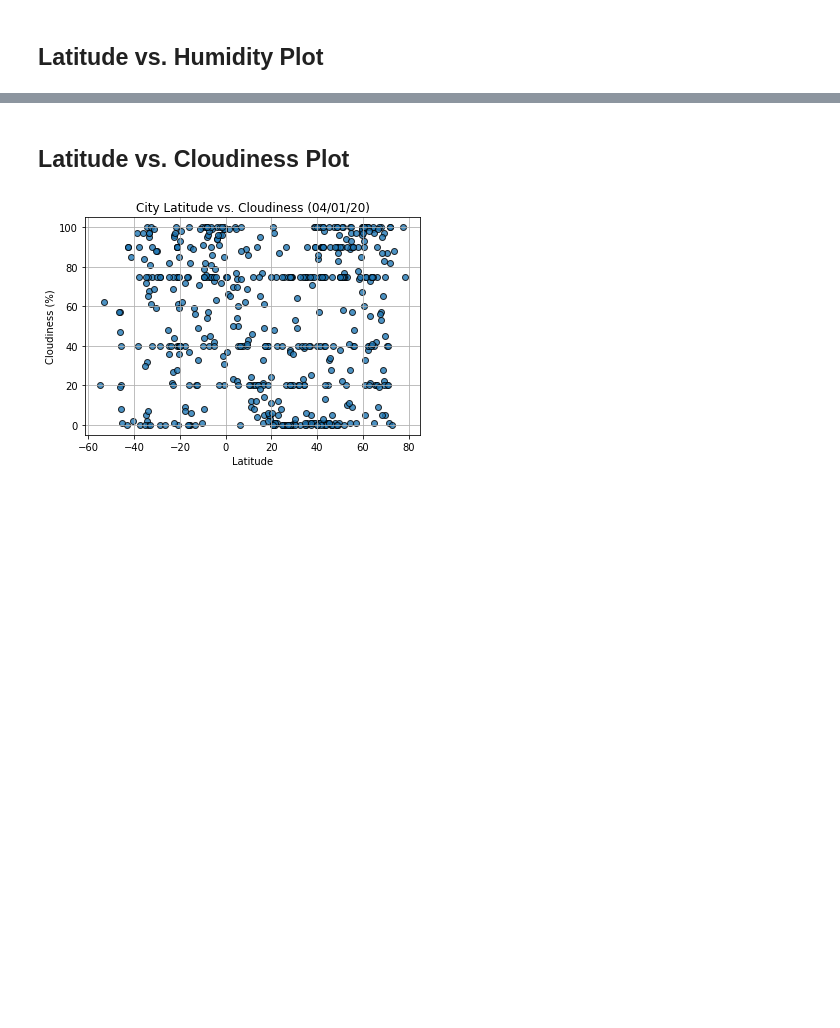
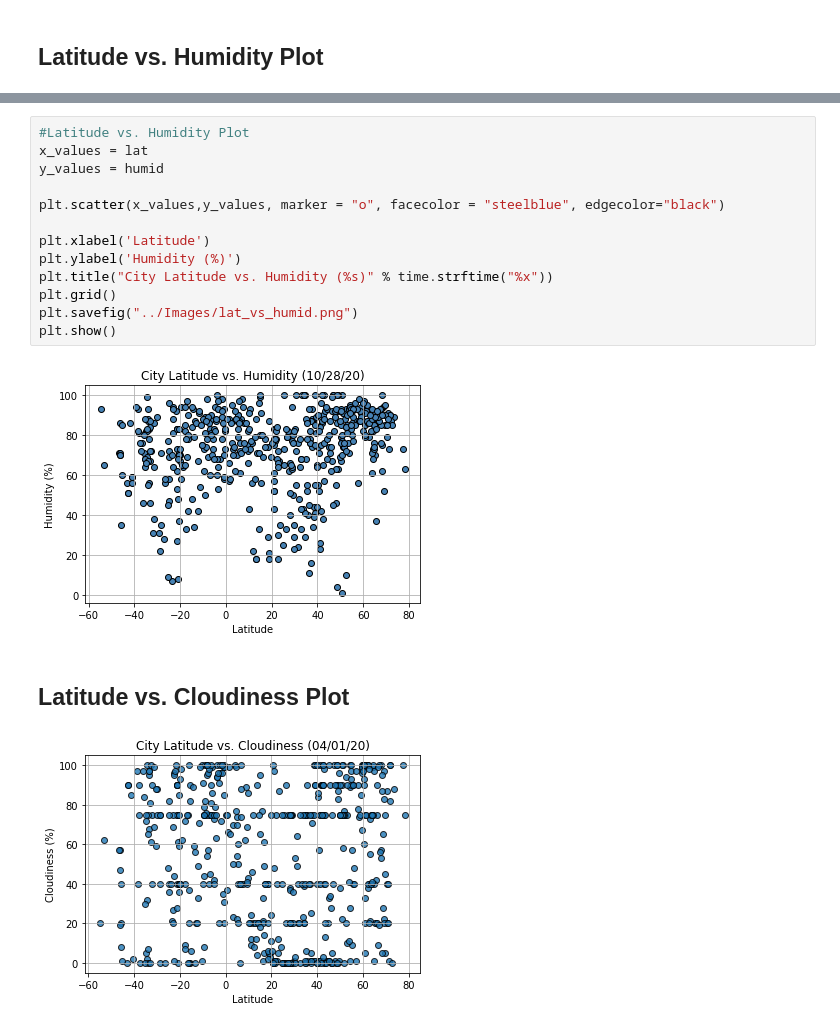
Before and after one commit to cdalsania/API-Challenge, a Jupyter notebook: WeatherPy.ipynb, the cells around one changed output, grey strips where cells are left out. Saved outputs shown, nothing was run; the diff lists cells and outputs as text; blank space fills up the shorter version.

```diff
--- a/WeatherPy.ipynb
+++ b/WeatherPy.ipynb
@@ -298,3 +306,18 @@ city_clean_data.describe()
+# %%
+#Latitude vs. Humidity Plot
+x_values = lat
+y_values = humid
+
+plt.scatter(x_values,y_values, marker = "o", facecolor = "steelblue", edgecolor="black")
+
+plt.xlabel('Latitude')
+plt.ylabel('Humidity (%)')
+plt.title("City Latitude vs. Humidity (%s)" % time.strftime("%x"))
+plt.grid()
+plt.savefig("../Images/lat_vs_humid.png")
+plt.show()
+# %% [output]
+[figure, added]
 # %% [markdown]
 ## Latitude vs. Cloudiness Plot
 # %%
```
Also changed, not shown: parts of 3 cells of this notebook.
